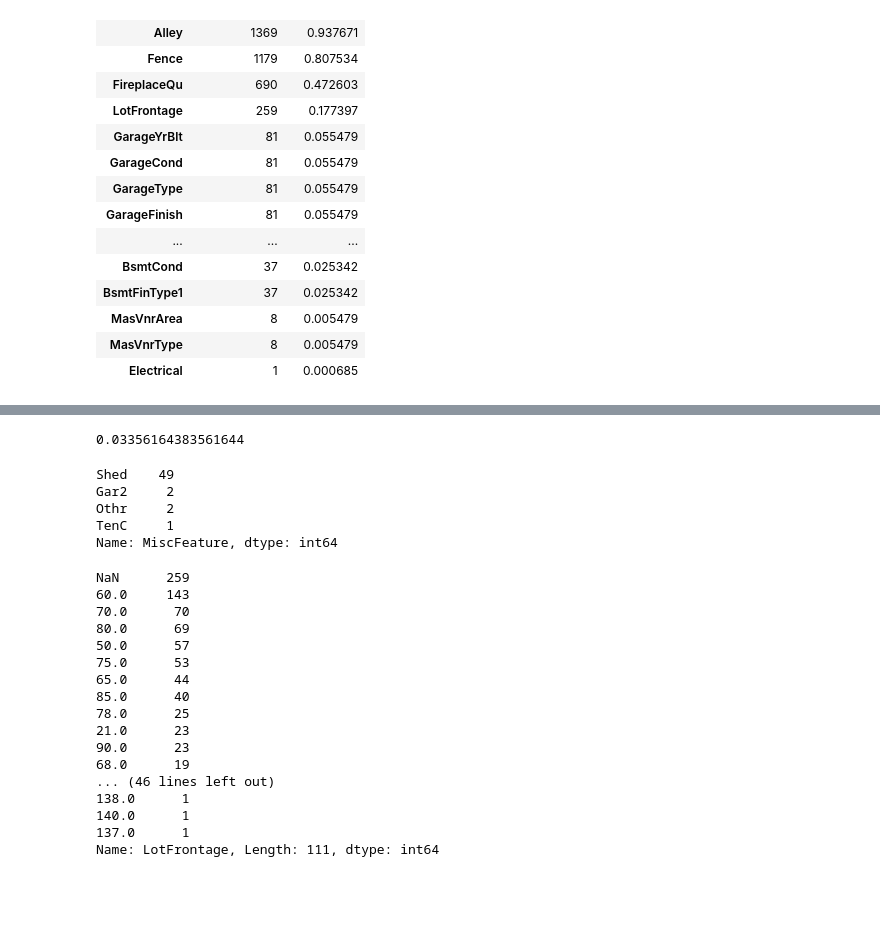
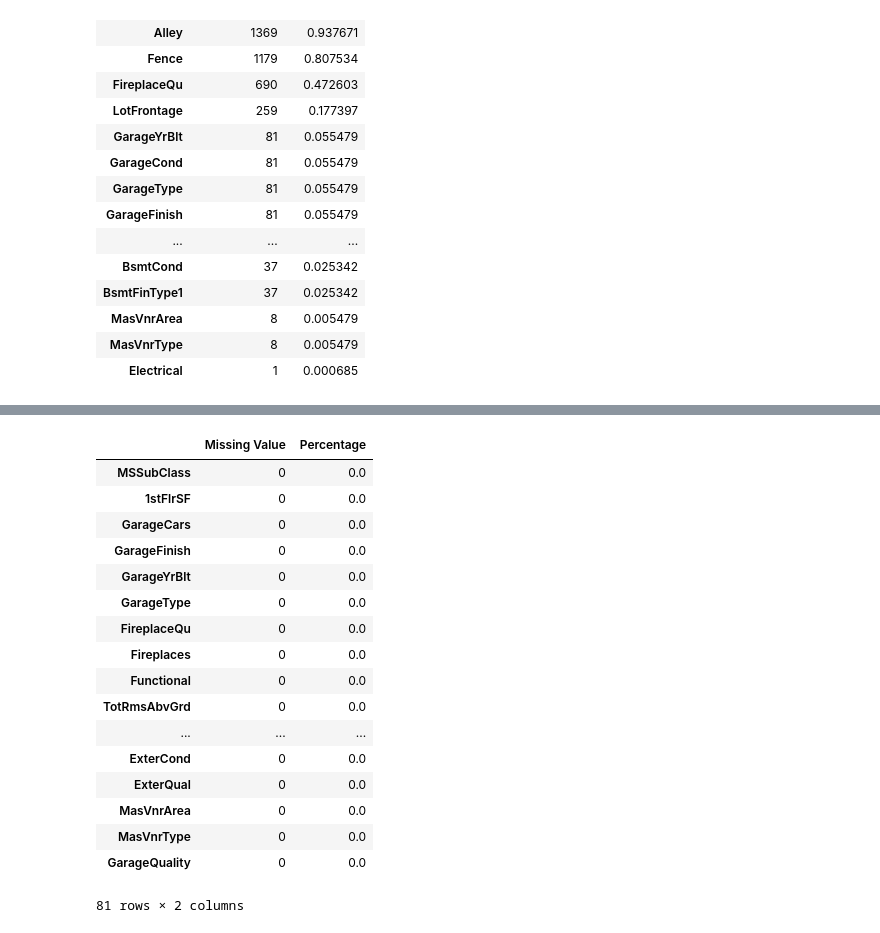
Before and after one commit to TiGaI/HousingPriceKaggleProject3, a Jupyter notebook: ames_eda.ipynb, the cells around one changed output, grey strips where cells are left out. Saved outputs shown, nothing was run; the diff lists cells and outputs as text; code cells hidden in the pictures; blank space fills up the shorter version.

```diff
--- a/ames_eda.ipynb
+++ b/ames_eda.ipynb
@@ -21,11 +21,11 @@ from sklearn.ensemble import RandomForestRegressor
 ---
 # %%
 ### load training and test data
-train = pd.read_csv('https://raw.githubusercontent.com/TiGaI/HousingPriceKaggleProject3/master/data/train.csv')
-test = pd.read_csv('https://raw.githubusercontent.com/TiGaI/HousingPriceKaggleProject3/master/data/test.csv')
+train_df = pd.read_csv('https://raw.githubusercontent.com/TiGaI/HousingPriceKaggleProject3/master/data/train.csv')
+test_df = pd.read_csv('https://raw.githubusercontent.com/TiGaI/HousingPriceKaggleProject3/master/data/test.csv')
 
 ### view train dataset
-train.head()
+train_df.head()
 # %% [output]
 |  | Id | MSSubClass | MSZoning | LotFrontage | LotArea | Street | Alley | LotShape | LandContour | ... |
 | 0 | 1 | 60 | RL | 65.0 | 8450 | Pave | NaN | Reg | Lvl | ... |
@@ -167,0 +102,3 @@ Index(['MSZoning', 'Street', 'Alley', 'LotShape', 'LandContour', 'Utilities',
+# %%
+train_full = train_df.drop('Id', axis = 1)
+print(train_full.columns)
@@ -513,33 +217,0 @@ numTrain[numTrain['MasVnrArea'] < 200]['MasVnrArea'].hist(bins=20)
-# %%
-np.count_nonzero(train['PoolArea'])
-49/1460
-# %% [output]
-0.03356164383561644
-# %%
-train['MiscFeature'].value_counts()
-# %% [output]
-Shed    49
-Gar2     2
-Othr     2
-TenC     1
-Name: MiscFeature, dtype: int64
-# %%
-train['LotFrontage'].value_counts(dropna=False)
-# %% [output]
-NaN      259
-60.0     143
-70.0      70
-80.0      69
-50.0      57
-75.0      53
-65.0      44
-85.0      40
-78.0      25
-21.0      23
-90.0      23
-68.0      19
-... (46 lines left out)
-138.0      1
-140.0      1
-137.0      1
-Name: LotFrontage, Length: 111, dtype: int64
@@ -556,0 +218,28 @@ Name: LotFrontage, Length: 111, dtype: int64
+# %%
+#### study the missing values
+train_missing = train_full.isna()
+train_num_missing = train_missing.sum().to_frame()
+#train_num_missing.sort_values(ascending = False)
+train_num_missing['Percentage'] = train_num_missing[0]/1460
+train_num_missing.columns = ['Missing Value', 'Percentage']
+train_num_missing = train_num_missing.sort_values('Percentage', ascending = False)
+train_num_missing  ### 19
+# %% [output]
+|  | Missing Value | Percentage |
+| MSSubClass | 0 | 0.0 |
+| 1stFlrSF | 0 | 0.0 |
+| GarageCars | 0 | 0.0 |
+| GarageFinish | 0 | 0.0 |
+| GarageYrBlt | 0 | 0.0 |
+| GarageType | 0 | 0.0 |
+| FireplaceQu | 0 | 0.0 |
+| Fireplaces | 0 | 0.0 |
+| Functional | 0 | 0.0 |
+| TotRmsAbvGrd | 0 | 0.0 |
+| ... | ... | ... |
+| ExterCond | 0 | 0.0 |
+| ExterQual | 0 | 0.0 |
+| MasVnrArea | 0 | 0.0 |
+| MasVnrType | 0 | 0.0 |
+| GarageQuality | 0 | 0.0 |
+81 rows × 2 columns
```
Also changed, not shown: parts of 27 cells of this notebook.
